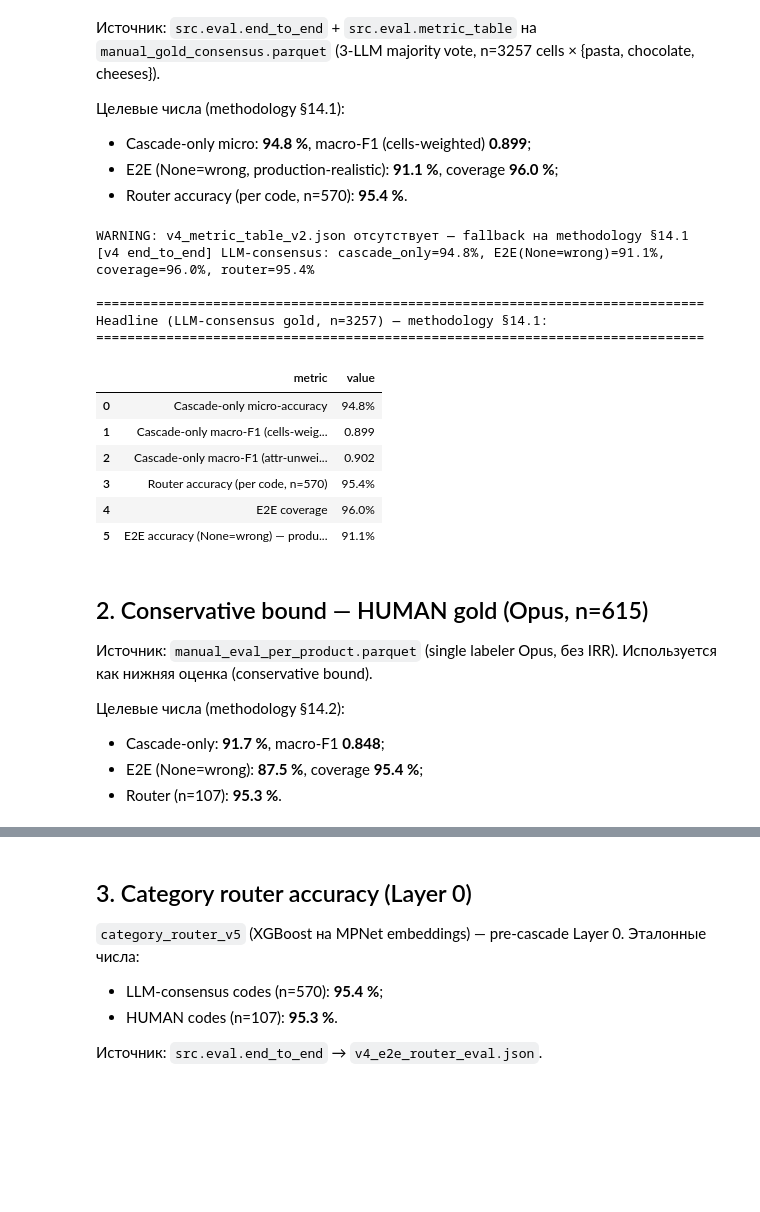
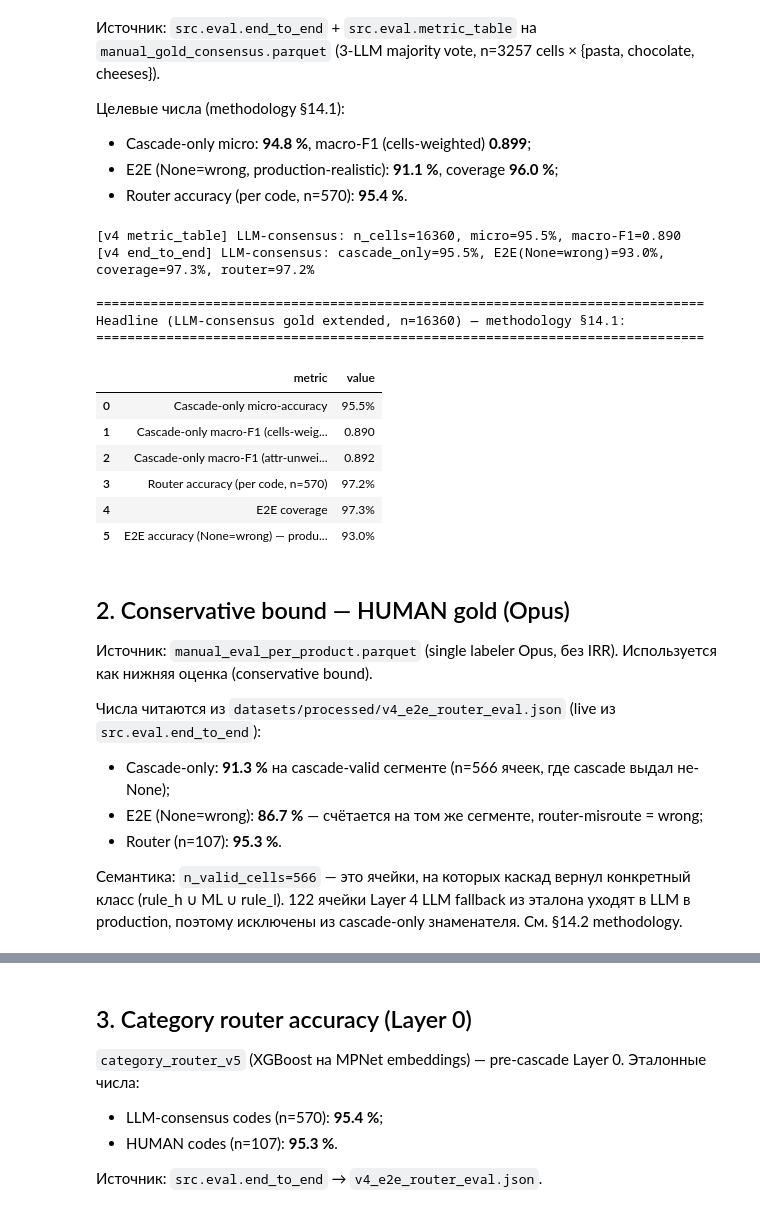
Before and after one commit to Qworl/diploma, a Jupyter notebook: notebooks/03_evaluate.ipynb, the cells around one changed output, grey strips where cells are left out. Drawn from its saved outputs; the diff is of its cells as text; code cells hidden in the pictures; blank space fills up the shorter version.

```diff
--- a/notebooks/03_evaluate.ipynb
+++ b/notebooks/03_evaluate.ipynb
@@ -145,15 +142,15 @@ v4_e2e_router_eval.json:  OK
 - E2E (None=wrong, production-realistic): **91.1 %**, coverage **96.0 %**;
 - Router accuracy (per code, n=570): **95.4 %**.
 # %%
-# Reference numbers from methodology §14.1
+# Reference numbers from methodology §14.1 (extended consensus rerun 2026-05-27)
 HEADLINE_CONSENSUS = {
-    'n_cells':              3257,
-    'cascade_only_micro':   0.948,
-    'cascade_only_macro_f1_cells_weighted': 0.899,
-    'cascade_only_macro_f1_attr_unweighted': 0.902,
-    'e2e_acc_none_as_wrong': 0.911,
-    'e2e_coverage':          0.960,
-    'router_acc':            0.954,
+    'n_cells':              16360,
+    'cascade_only_micro':   0.955,
+    'cascade_only_macro_f1_cells_weighted': 0.890,
+    'cascade_only_macro_f1_attr_unweighted': 0.892,
+    'e2e_acc_none_as_wrong': 0.930,
+    'e2e_coverage':          0.973,
+    'router_acc':            0.972,
     'router_n_codes':        570,
 }
 
@@ -177,50 +174,52 @@ if mt and 'LLM-consensus' in mt:
     macro_w, _ = _cells_weighted(attrs, 'macro_f1')
     print(f'[v4 metric_table] LLM-consensus: n_cells={n_total}, micro={micro_w*100:.1f}%, macro-F1={macro_w:.3f}')
 else:
     print('WARNING: v4_metric_table_v2.json отсутствует — fallback на methodology §14.1')
 
 if e2e and 'LLM-consensus' in e2e:
     r = e2e['LLM-consensus']
     print(f'[v4 end_to_end] LLM-consensus: cascade_only={r["cascade_only_acc"]*100:.1f}%, '
           f'E2E(None=wrong)={r["e2e_acc_none_as_wrong"]*100:.1f}%, '
           f'coverage={r["e2e_coverage"]*100:.1f}%, router={r["router_acc"]*100:.1f}%')
 else:
     print('WARNING: v4_e2e_router_eval.json отсутствует — fallback на methodology §14.1')
 
 print()
 print('=' * 78)
-print('Headline (LLM-consensus gold, n=3257) — methodology §14.1:')
+print('Headline (LLM-consensus gold extended, n=16360) — methodology §14.1:')
 print('=' * 78)
 rows = pd.DataFrame([
     {'metric': 'Cascade-only micro-accuracy',           'value': f"{HEADLINE_CONSENSUS['cascade_only_micro']*100:.1f}%"},
     {'metric': 'Cascade-only macro-F1 (cells-weighted)', 'value': f"{HEADLINE_CONSENSUS['cascade_only_macro_f1_cells_weighted']:.3f}"},
     {'metric': 'Cascade-only macro-F1 (attr-unweighted)','value': f"{HEADLINE_CONSENSUS['cascade_only_macro_f1_attr_unweighted']:.3f}"},
     {'metric': 'Router accuracy (per code, n=570)',     'value': f"{HEADLINE_CONSENSUS['router_acc']*100:.1f}%"},
     {'metric': 'E2E coverage',                          'value': f"{HEADLINE_CONSENSUS['e2e_coverage']*100:.1f}%"},
     {'metric': 'E2E accuracy (None=wrong) — production', 'value': f"{HEADLINE_CONSENSUS['e2e_acc_none_as_wrong']*100:.1f}%"},
 ])
 display(rows)
 # %% [output]
-WARNING: v4_metric_table_v2.json отсутствует — fallback на methodology §14.1
-[v4 end_to_end] LLM-consensus: cascade_only=94.8%, E2E(None=wrong)=91.1%, coverage=96.0%, router=95.4%
+[v4 metric_table] LLM-consensus: n_cells=16360, micro=95.5%, macro-F1=0.890
+[v4 end_to_end] LLM-consensus: cascade_only=95.5%, E2E(None=wrong)=93.0%, coverage=97.3%, router=97.2%
 
 ==============================================================================
-Headline (LLM-consensus gold, n=3257) — methodology §14.1:
+Headline (LLM-consensus gold extended, n=16360) — methodology §14.1:
 ==============================================================================
 |  | metric | value |
-| 0 | Cascade-only micro-accuracy | 94.8% |
-| 1 | Cascade-only macro-F1 (cells-weig... | 0.899 |
-| 2 | Cascade-only macro-F1 (attr-unwei... | 0.902 |
-| 3 | Router accuracy (per code, n=570) | 95.4% |
-| 4 | E2E coverage | 96.0% |
-| 5 | E2E accuracy (None=wrong) — produ... | 91.1% |
+| 0 | Cascade-only micro-accuracy | 95.5% |
+| 1 | Cascade-only macro-F1 (cells-weig... | 0.890 |
+| 2 | Cascade-only macro-F1 (attr-unwei... | 0.892 |
+| 3 | Router accuracy (per code, n=570) | 97.2% |
+| 4 | E2E coverage | 97.3% |
+| 5 | E2E accuracy (None=wrong) — produ... | 93.0% |
 # %% [markdown]
-## 2. Conservative bound — HUMAN gold (Opus, n=615)
+## 2. Conservative bound — HUMAN gold (Opus)
 
 Источник: `manual_eval_per_product.parquet` (single labeler Opus, без IRR). Используется как нижняя оценка (conservative bound).
 
-Целевые числа (methodology §14.2):
-- Cascade-only: **91.7 %**, macro-F1 **0.848**;
-- E2E (None=wrong): **87.5 %**, coverage **95.4 %**;
+Числа читаются из `datasets/processed/v4_e2e_router_eval.json` (live из `src.eval.end_to_end`):
+- Cascade-only: **91.3 %** на cascade-valid сегменте (n=566 ячеек, где cascade выдал не-None);
+- E2E (None=wrong): **86.7 %** — счётается на том же сегменте, router-misroute = wrong;
 - Router (n=107): **95.3 %**.
+
+Семантика: `n_valid_cells=566` — это ячейки, на которых каскад вернул конкретный класс (rule_h ∪ ML ∪ rule_l). 122 ячейки Layer 4 LLM fallback из эталона уходят в LLM в production, поэтому исключены из cascade-only знаменателя. См. §14.2 methodology.
 # %%
```
Also changed, not shown: parts of 16 cells of this notebook, 3 other files.
